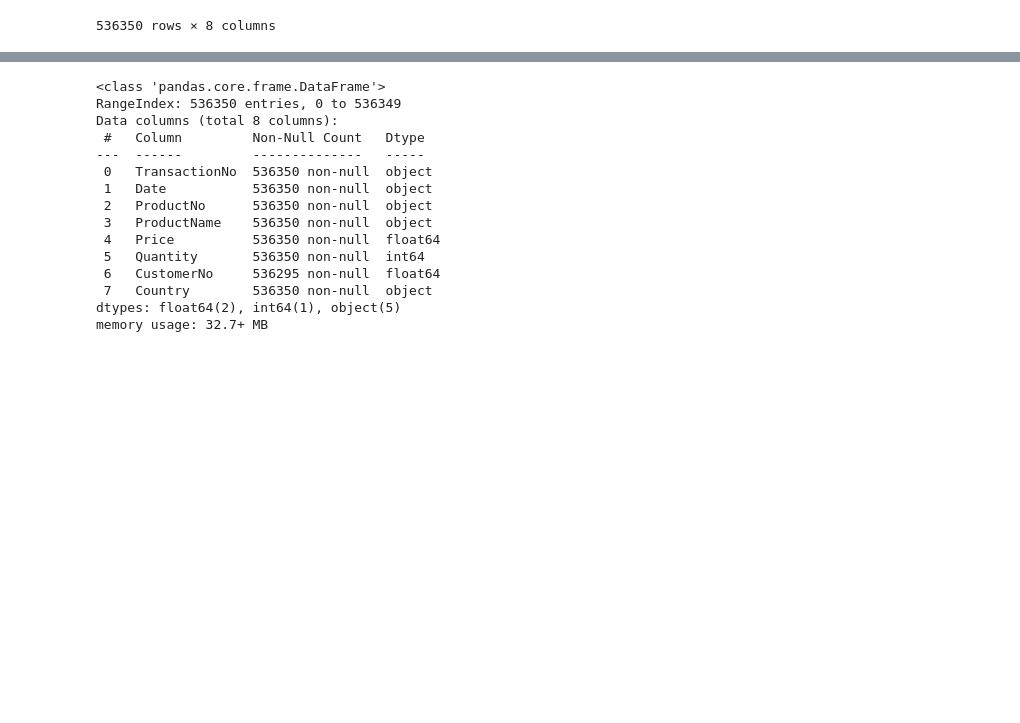
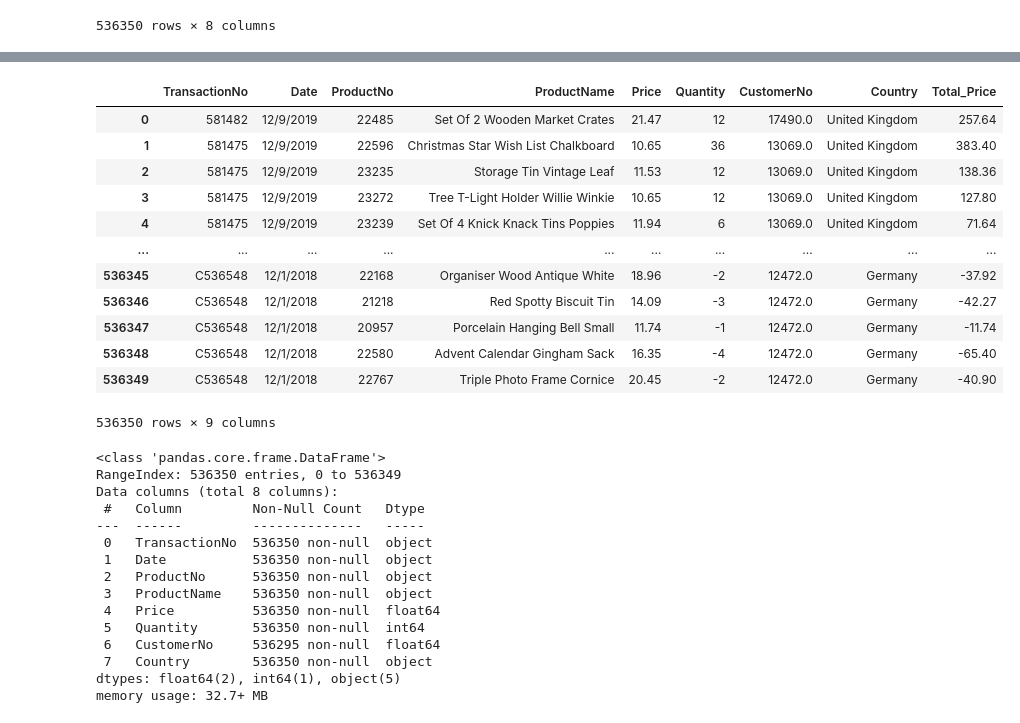
Before and after one commit to SnehRosh/python-data-science-course, a Jupyter notebook: ECommerce_DA.ipynb, the cells around one changed output, grey strips where cells are left out. Saved outputs shown, nothing was run; the diff lists cells and outputs as text; code cells hidden in the pictures; blank space fills up the shorter version.

```diff
--- a/ECommerce_DA.ipynb
+++ b/ECommerce_DA.ipynb
@@ -6,7 +6,7 @@ import matplotlib.pyplot as plt
 import pandas as pd
 import seaborn as sns
 # %%
-trans = pd.read_csv('C:/Users/Hp/OneDrive/Desktop/PYDS/loops/Sales_Transaction.csv')
+trans = pd.read_csv('C:/Users/Hp/OneDrive/Desktop/PYDS/Python Data Science/Sales_Transaction.csv')
 trans
 # %% [output]
 |  | TransactionNo | Date | ProductNo | ProductName | Price | Quantity | CustomerNo | Country |
@@ -25,3 +62,20 @@ trans
+# %%
+trans['Total_Price'] = trans['Quantity']*trans['Price']
+trans
+# %% [output]
+|  | TransactionNo | Date | ProductNo | ProductName | Price | Quantity | CustomerNo | Country | Total_Price |
+| 0 | 581482 | 12/9/2019 | 22485 | Set Of 2 Wooden Market Crates | 21.47 | 12 | 17490.0 | United Kingdom | 257.64 |
+| 1 | 581475 | 12/9/2019 | 22596 | Christmas Star Wish List Chalkboard | 10.65 | 36 | 13069.0 | United Kingdom | 383.40 |
+| 2 | 581475 | 12/9/2019 | 23235 | Storage Tin Vintage Leaf | 11.53 | 12 | 13069.0 | United Kingdom | 138.36 |
+| 3 | 581475 | 12/9/2019 | 23272 | Tree T-Light Holder Willie Winkie | 10.65 | 12 | 13069.0 | United Kingdom | 127.80 |
+| 4 | 581475 | 12/9/2019 | 23239 | Set Of 4 Knick Knack Tins Poppies | 11.94 | 6 | 13069.0 | United Kingdom | 71.64 |
+| ... | ... | ... | ... | ... | ... | ... | ... | ... | ... |
+| 536345 | C536548 | 12/1/2018 | 22168 | Organiser Wood Antique White | 18.96 | -2 | 12472.0 | Germany | -37.92 |
+| 536346 | C536548 | 12/1/2018 | 21218 | Red Spotty Biscuit Tin | 14.09 | -3 | 12472.0 | Germany | -42.27 |
+| 536347 | C536548 | 12/1/2018 | 20957 | Porcelain Hanging Bell Small | 11.74 | -1 | 12472.0 | Germany | -11.74 |
+| 536348 | C536548 | 12/1/2018 | 22580 | Advent Calendar Gingham Sack | 16.35 | -4 | 12472.0 | Germany | -65.40 |
+| 536349 | C536548 | 12/1/2018 | 22767 | Triple Photo Frame Cornice | 20.45 | -2 | 12472.0 | Germany | -40.90 |
+536350 rows × 9 columns
 # %%
 trans.info()
 # %% [output]
```
Also changed, not shown: parts of 3 cells of this notebook, 1 other file.
